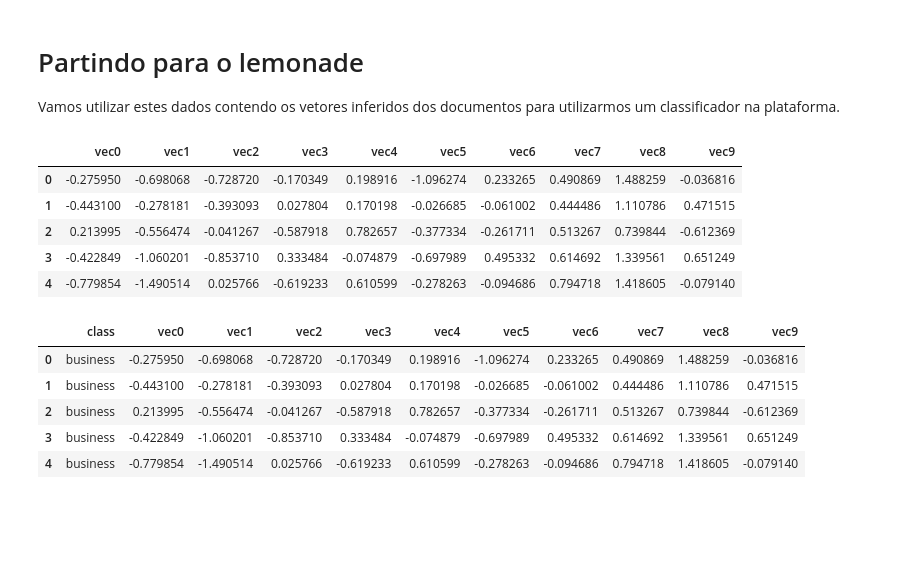
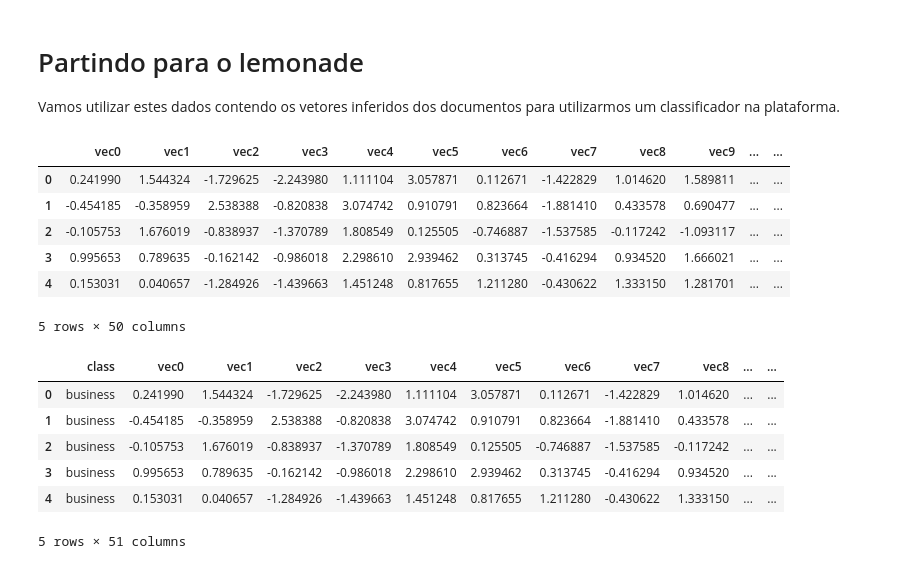
Before and after one commit to ignitz/datamining_tp2, a Jupyter notebook: TP2 - Classificadores não supervisionados.ipynb, the cells around one changed output. Saved outputs shown, nothing was run; the diff lists cells and outputs as text; code cells hidden in the pictures; blank space fills up the shorter version.

```diff
--- a/TP2 - Classificadores não supervisionados.ipynb
+++ b/TP2 - Classificadores não supervisionados.ipynb
@@ -135,5 +139,5 @@ Aqui ocorre o treinamento, que é feito o dicionário, o treinamento Word2vec ju
 # %%
-model = Doc2Vec(documents, vector_size=10, window=5, min_count=1, workers=4)
+model = Doc2Vec(documents, vector_size=50, window=5, min_count=1, epochs=30, workers=4)
 # %% [markdown]
 ## Visualização do Word2vec
 
@@ -302,27 +236,33 @@ LEAST (2, -0.8590506315231323): «yukos unit buyer faces loan claim the owners o
 Vamos utilizar estes dados contendo os vetores inferidos dos documentos para utilizarmos um classificador na plataforma.
 # %%
 columns_name = []
-for dim in range(np.array(inferred_vectors).shape[1]):
+vectors = []
+for dim in range(model.vector_size):
     columns_name += ['vec' + str(dim)]
+for i in range(model.docvecs.count):
+    vectors.append(model.docvecs[i])
+vectors = np.array(vectors)
 
-df_vec = pd.DataFrame(inferred_vectors, columns=columns_name)
+df_vec = pd.DataFrame(vectors, columns=columns_name)
 df_vec.head()
 # %% [output]
-|  | vec0 | vec1 | vec2 | vec3 | vec4 | vec5 | vec6 | vec7 | vec8 | vec9 |
-| 0 | -0.275950 | -0.698068 | -0.728720 | -0.170349 | 0.198916 | -1.096274 | 0.233265 | 0.490869 | 1.488259 | -0.036816 |
-| 1 | -0.443100 | -0.278181 | -0.393093 | 0.027804 | 0.170198 | -0.026685 | -0.061002 | 0.444486 | 1.110786 | 0.471515 |
-| 2 | 0.213995 | -0.556474 | -0.041267 | -0.587918 | 0.782657 | -0.377334 | -0.261711 | 0.513267 | 0.739844 | -0.612369 |
-| 3 | -0.422849 | -1.060201 | -0.853710 | 0.333484 | -0.074879 | -0.697989 | 0.495332 | 0.614692 | 1.339561 | 0.651249 |
-| 4 | -0.779854 | -1.490514 | 0.025766 | -0.619233 | 0.610599 | -0.278263 | -0.094686 | 0.794718 | 1.418605 | -0.079140 |
+|  | vec0 | vec1 | vec2 | vec3 | vec4 | vec5 | vec6 | vec7 | vec8 | vec9 | ... | ... |
+| 0 | 0.241990 | 1.544324 | -1.729625 | -2.243980 | 1.111104 | 3.057871 | 0.112671 | -1.422829 | 1.014620 | 1.589811 | ... | ... |
+| 1 | -0.454185 | -0.358959 | 2.538388 | -0.820838 | 3.074742 | 0.910791 | 0.823664 | -1.881410 | 0.433578 | 0.690477 | ... | ... |
+| 2 | -0.105753 | 1.676019 | -0.838937 | -1.370789 | 1.808549 | 0.125505 | -0.746887 | -1.537585 | -0.117242 | -1.093117 | ... | ... |
+| 3 | 0.995653 | 0.789635 | -0.162142 | -0.986018 | 2.298610 | 2.939462 | 0.313745 | -0.416294 | 0.934520 | 1.666021 | ... | ... |
+| 4 | 0.153031 | 0.040657 | -1.284926 | -1.439663 | 1.451248 | 0.817655 | 1.211280 | -0.430622 | 1.333150 | 1.281701 | ... | ... |
+5 rows × 50 columns
 # %%
 # Gravar os vetores para importar no Lemonade
 output_data = pd.concat([pd.DataFrame(df['class'].values, columns=['class']), df_vec], axis=1)
-output_data.to_csv('BBCNewsdoc2vec.csv')
+output_data.to_csv('BBCNewsdoc2vec.csv', index=False)
 output_data.head()
 # %% [output]
-|  | class | vec0 | vec1 | vec2 | vec3 | vec4 | vec5 | vec6 | vec7 | vec8 | vec9 |
-| 0 | business | -0.275950 | -0.698068 | -0.728720 | -0.170349 | 0.198916 | -1.096274 | 0.233265 | 0.490869 | 1.488259 | -0.036816 |
-| 1 | business | -0.443100 | -0.278181 | -0.393093 | 0.027804 | 0.170198 | -0.026685 | -0.061002 | 0.444486 | 1.110786 | 0.471515 |
-| 2 | business | 0.213995 | -0.556474 | -0.041267 | -0.587918 | 0.782657 | -0.377334 | -0.261711 | 0.513267 | 0.739844 | -0.612369 |
-| 3 | business | -0.422849 | -1.060201 | -0.853710 | 0.333484 | -0.074879 | -0.697989 | 0.495332 | 0.614692 | 1.339561 | 0.651249 |
-| 4 | business | -0.779854 | -1.490514 | 0.025766 | -0.619233 | 0.610599 | -0.278263 | -0.094686 | 0.794718 | 1.418605 | -0.079140 |
+|  | class | vec0 | vec1 | vec2 | vec3 | vec4 | vec5 | vec6 | vec7 | vec8 | ... | ... |
+| 0 | business | 0.241990 | 1.544324 | -1.729625 | -2.243980 | 1.111104 | 3.057871 | 0.112671 | -1.422829 | 1.014620 | ... | ... |
+| 1 | business | -0.454185 | -0.358959 | 2.538388 | -0.820838 | 3.074742 | 0.910791 | 0.823664 | -1.881410 | 0.433578 | ... | ... |
+| 2 | business | -0.105753 | 1.676019 | -0.838937 | -1.370789 | 1.808549 | 0.125505 | -0.746887 | -1.537585 | -0.117242 | ... | ... |
+| 3 | business | 0.995653 | 0.789635 | -0.162142 | -0.986018 | 2.298610 | 2.939462 | 0.313745 | -0.416294 | 0.934520 | ... | ... |
+| 4 | business | 0.153031 | 0.040657 | -1.284926 | -1.439663 | 1.451248 | 0.817655 | 1.211280 | -0.430622 | 1.333150 | ... | ... |
+5 rows × 51 columns
```
Also changed, not shown: parts of 24 cells of this notebook, 7 other files.
